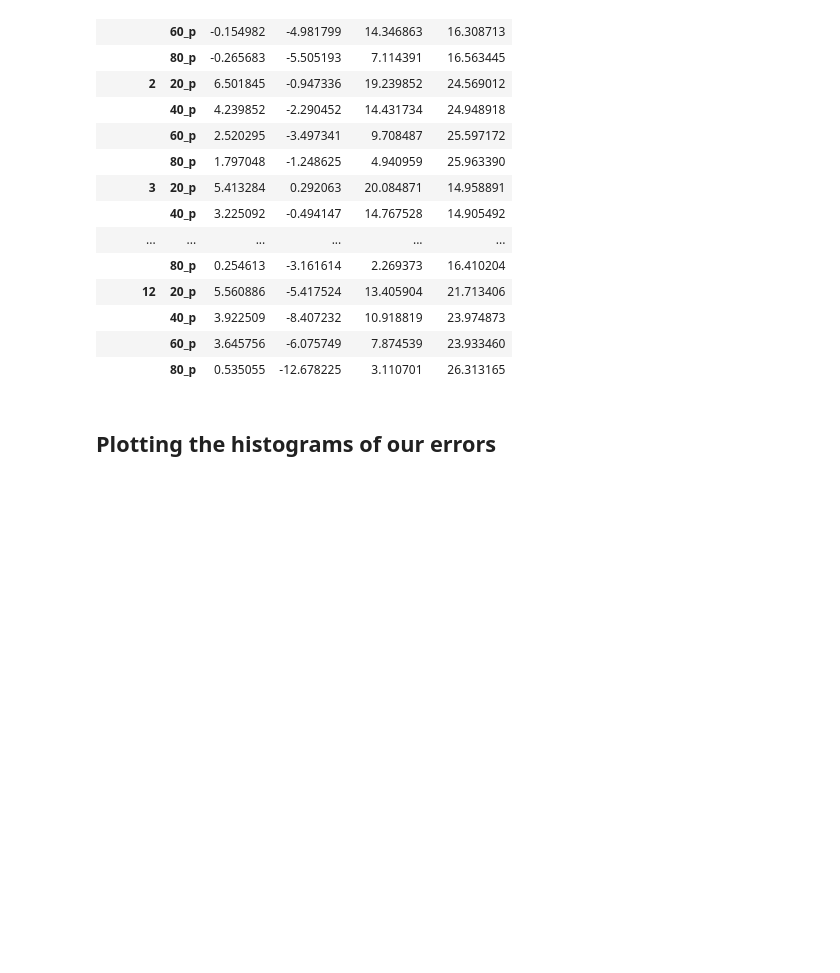
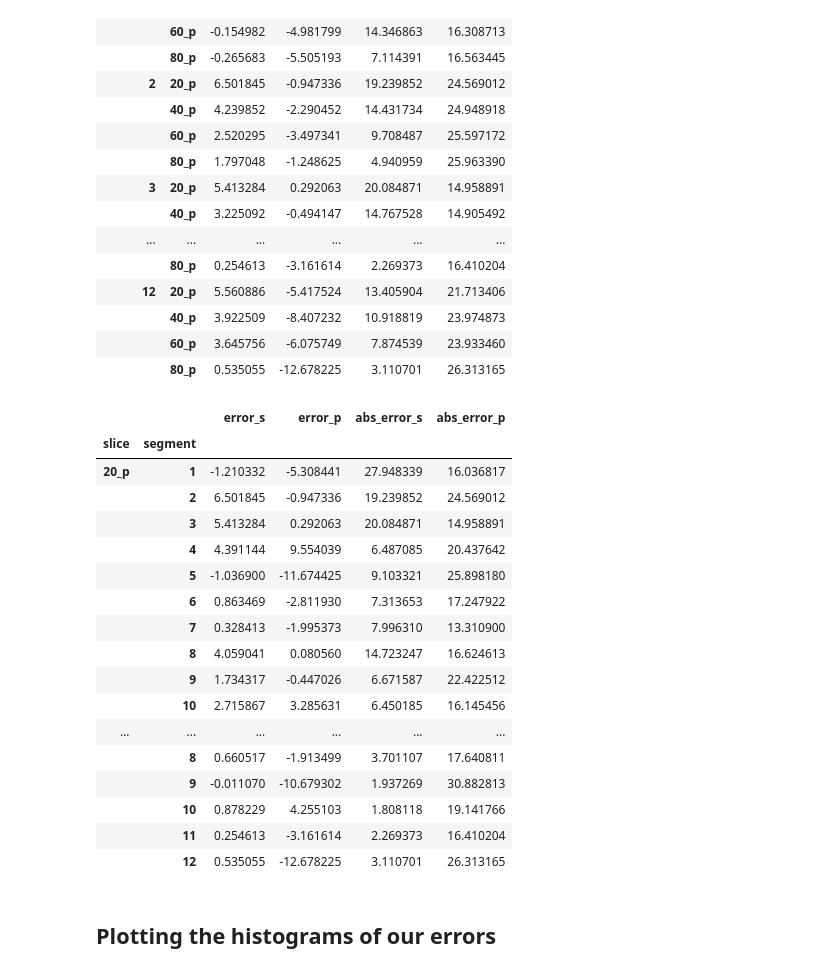
Before and after one commit to M20190649/TDDE19-bus-arrival-time, a Jupyter notebook: baseline_models/baseline_model_211.ipynb, the cells around one changed output. Cells and saved outputs as stored; diff of their text form; code cells hidden in the pictures; blank space fills up the shorter version.

```diff
--- a/baseline_models/baseline_model_211.ipynb
+++ b/baseline_models/baseline_model_211.ipynb
@@ -179,6 +182,27 @@ error_df.groupby(['segment', 'slice']).mean()
 |  | 40_p | 3.922509 | -8.407232 | 10.918819 | 23.974873 |
 |  | 60_p | 3.645756 | -6.075749 | 7.874539 | 23.933460 |
 |  | 80_p | 0.535055 | -12.678225 | 3.110701 | 26.313165 |
+# %%
+error_df.groupby(['slice', 'segment']).mean()
+# %% [output]
+|  |  | error_s | error_p | abs_error_s | abs_error_p |
+| slice | segment |  |  |  |  |
+| 20_p | 1 | -1.210332 | -5.308441 | 27.948339 | 16.036817 |
+|  | 2 | 6.501845 | -0.947336 | 19.239852 | 24.569012 |
+|  | 3 | 5.413284 | 0.292063 | 20.084871 | 14.958891 |
+|  | 4 | 4.391144 | 9.554039 | 6.487085 | 20.437642 |
+|  | 5 | -1.036900 | -11.674425 | 9.103321 | 25.898180 |
+|  | 6 | 0.863469 | -2.811930 | 7.313653 | 17.247922 |
+|  | 7 | 0.328413 | -1.995373 | 7.996310 | 13.310900 |
+|  | 8 | 4.059041 | 0.080560 | 14.723247 | 16.624613 |
+|  | 9 | 1.734317 | -0.447026 | 6.671587 | 22.422512 |
+|  | 10 | 2.715867 | 3.285631 | 6.450185 | 16.145456 |
+| ... | ... | ... | ... | ... | ... |
+|  | 8 | 0.660517 | -1.913499 | 3.701107 | 17.640811 |
+|  | 9 | -0.011070 | -10.679302 | 1.937269 | 30.882813 |
+|  | 10 | 0.878229 | 4.255103 | 1.808118 | 19.141766 |
+|  | 11 | 0.254613 | -3.161614 | 2.269373 | 16.410204 |
+|  | 12 | 0.535055 | -12.678225 | 3.110701 | 26.313165 |
 # %% [markdown]
 ## Plotting the histograms of our errors
 # %% [markdown]
```
Also changed, not shown: parts of 1 cell of this notebook.
